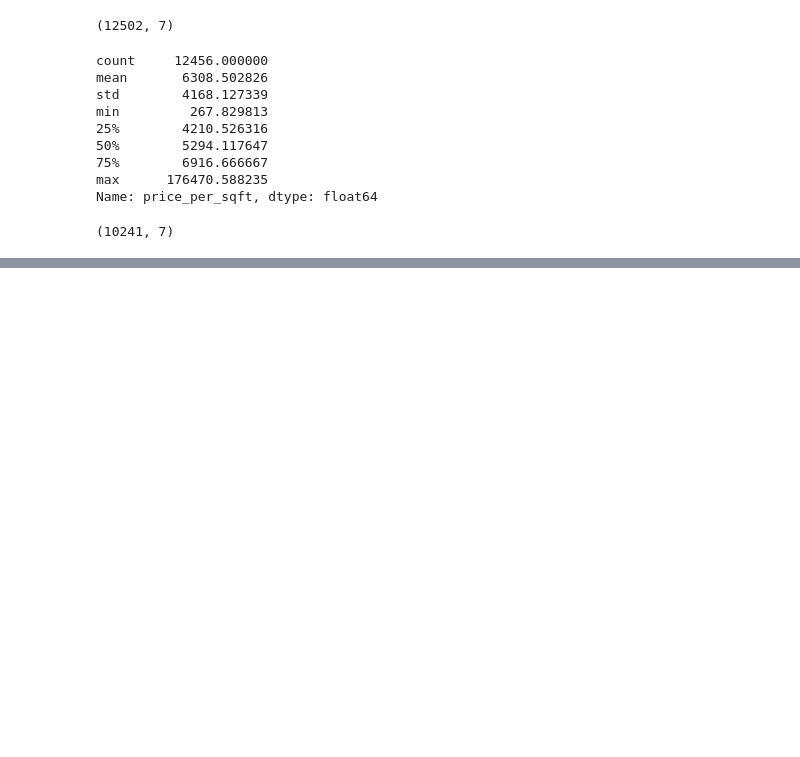
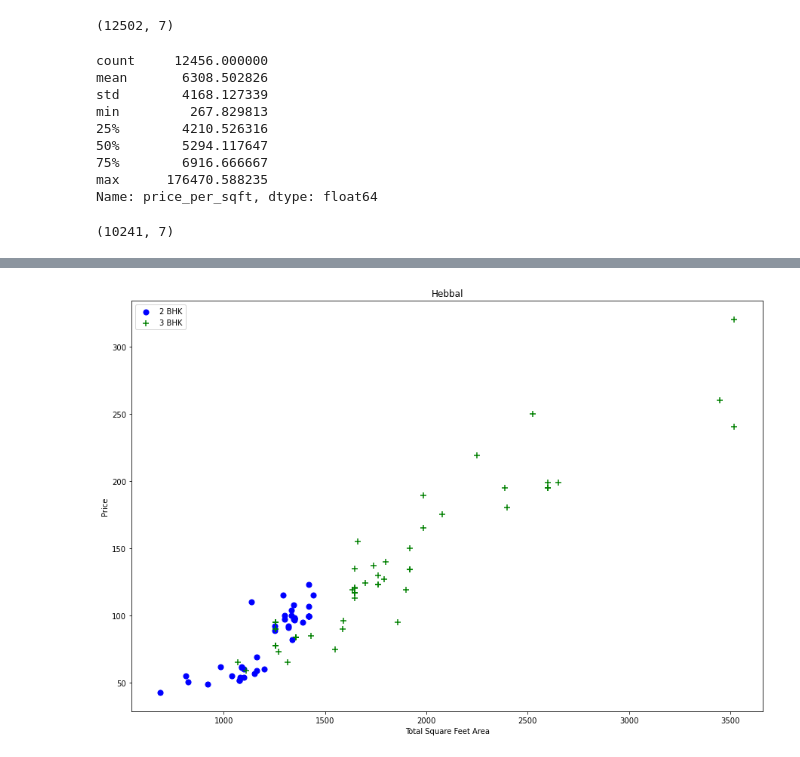
Before and after one commit to sleipnir029/Banglore-House-Prices, a Jupyter notebook: Banglore_Home_Prices.ipynb, the cells around one changed output, grey strips where cells are left out. Cells and saved outputs as stored; diff of their text form; code cells hidden in the pictures; blank space fills up the shorter version.

```diff
--- a/Banglore_Home_Prices.ipynb
+++ b/Banglore_Home_Prices.ipynb
@@ -281,0 +298,4 @@ df7.shape
+# %%
+plot_scatter_chart(df7, 'Hebbal')
+# %% [output]
+[figure, added]
```
Also changed, not shown: parts of 3 cells of this notebook.
